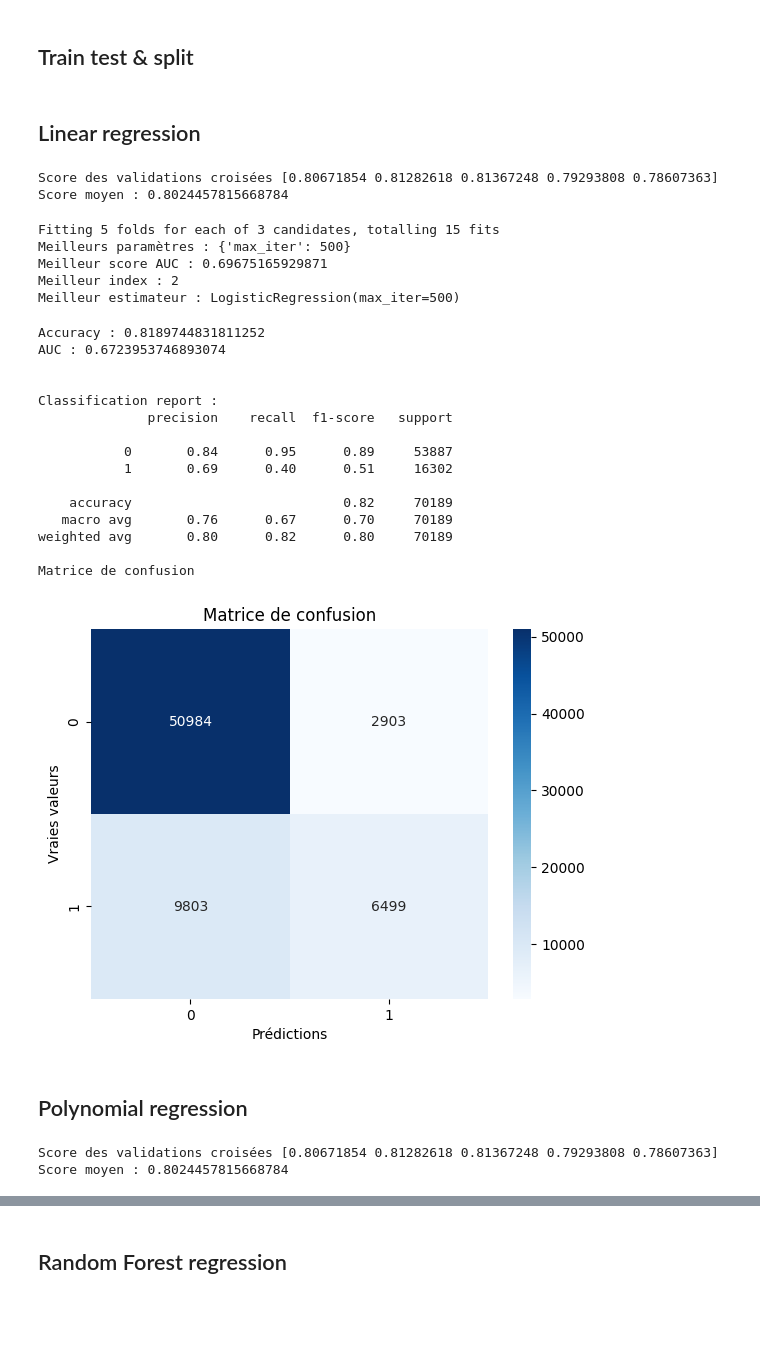
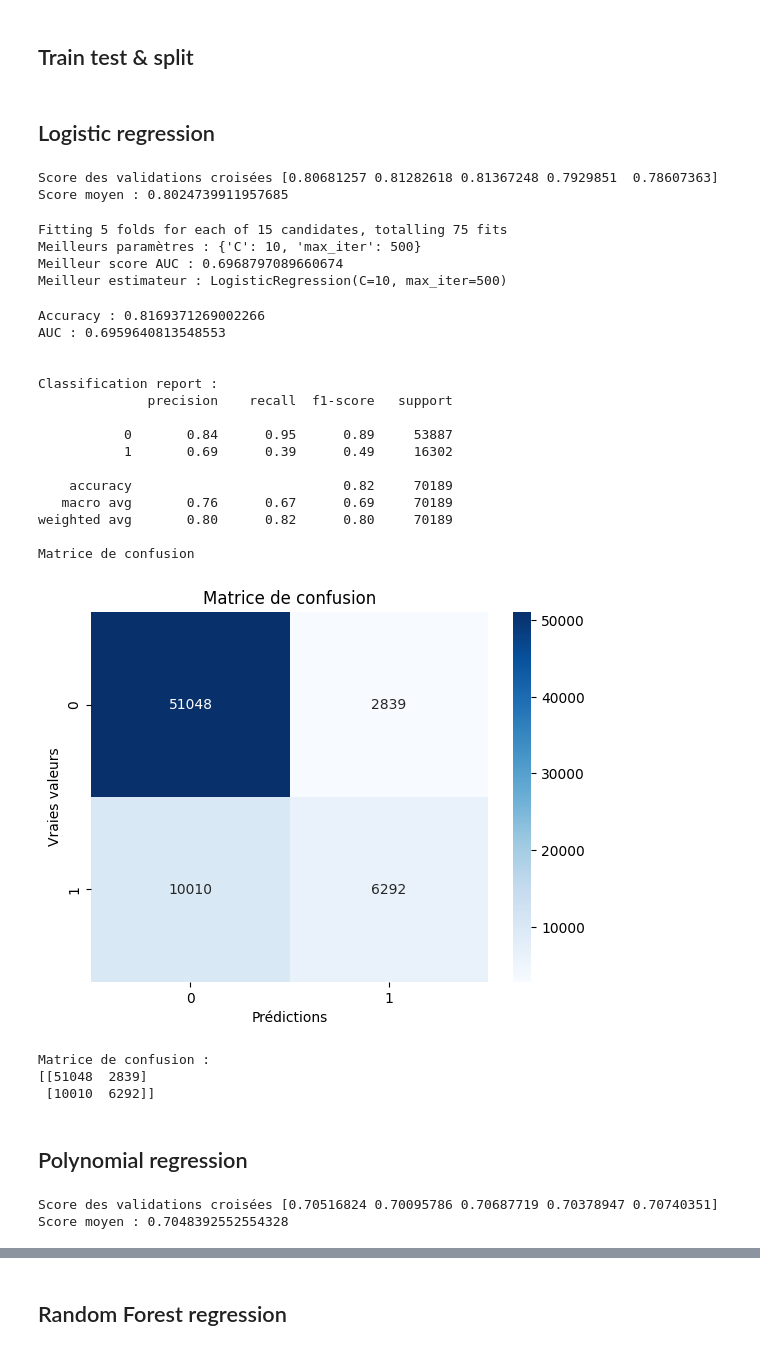
Before and after one commit to Death4Sword/ML_Cancer_Risk_Project, a Jupyter notebook: analyse_predictive.ipynb, the cells around one changed output, grey strips where cells are left out. Cells and saved outputs as stored; diff of their text form; code cells hidden in the pictures; blank space fills up the shorter version.

```diff
--- a/analyse_predictive.ipynb
+++ b/analyse_predictive.ipynb
@@ -65,11 +65,11 @@ y = df['Diagnosis']
 
 X_train, X_test, y_train, y_test = train_test_split(X, y, test_size=0.33, random_state=42)
 # %% [markdown]
-## Linear regression
+## Logistic regression
 # %%
 from sklearn.linear_model import LogisticRegression
 
-model = LogisticRegression()
+model = LogisticRegression(random_state=42, n_jobs=-1)
 
 score = cross_val_score(model, X, y, cv=5)
 print(f'Score des validations croisées {score}')
@@ -77,10 +77,10 @@ print(f'Score moyen : {score.mean()}')
 
 df_resultats['val_score'] = score
 # %% [output]
-Score des validations croisées [0.80671854 0.81282618 0.81367248 0.79293808 0.78607363]
-Score moyen : 0.8024457815668784
+Score des validations croisées [0.80681257 0.81282618 0.81367248 0.7929851  0.78607363]
+Score moyen : 0.8024739911957685
 # %%
-clf = GridSearchCV(cv=5, estimator=LogisticRegression(), param_grid={'max_iter' :[100,200,500] },scoring='roc_auc', verbose=1)
+clf = GridSearchCV(cv=5, estimator=LogisticRegression(), param_grid={'max_iter' :[100,200,500], 'C' : [0.001, 0.01, 0.1, 1, 10]},scoring='roc_auc', verbose=1, n_jobs=-1)
 
 clf.fit(X_train, y_train)
 
@@ -88,48 +88,52 @@ print(f'Meilleurs paramètres : {clf.best_params_}')
 print(f'Meilleur score AUC : {clf.best_score_}')
 print(f'Meilleur estimateur : {clf.best_estimator_}')
 # %% [output]
-Fitting 5 folds for each of 3 candidates, totalling 15 fits
-Meilleurs paramètres : {'max_iter': 500}
-Meilleur score AUC : 0.69675165929871
-Meilleur index : 2
-Meilleur estimateur : LogisticRegression(max_iter=500)
+Fitting 5 folds for each of 15 candidates, totalling 75 fits
+Meilleurs paramètres : {'C': 10, 'max_iter': 500}
+Meilleur score AUC : 0.6968797089660674
+Meilleur estimateur : LogisticRegression(C=10, max_iter=500)
 # %%
 best_lr_model = clf.best_estimator_
 y_pred = best_lr_model.predict(X_test)
+y_proba = best_lr_model.predict_proba(X_test)[:,1]
 
 
 print(f'Accuracy : {accuracy_score(y_test, y_pred)}')
 
-print(f'AUC : {roc_auc_score(y_test, y_pred)}')
+print(f'AUC : {roc_auc_score(y_test, y_proba)}')
 
 print(f'\n\nClassification report : \n{classification_report(y_test, y_pred)}')
 
 print(f'Matrice de confusion')
+
 
 confusion_matrix_graph = confusion_matrix(y_test, y_pred)
 sns.heatmap(confusion_matrix_graph, annot=True, fmt='d', cmap="Blues")
 plt.xlabel("Prédictions")
 plt.ylabel("Vraies valeurs")
 plt.title("Matrice de confusion")
 plt.show()
-# print(f'Matrice de confusion : \n{confusion_matrix(y_test, y_pred)}')
+print(f'Matrice de confusion : \n{confusion_matrix(y_test, y_pred)}')
 # %% [output]
-Accuracy : 0.8189744831811252
-AUC : 0.6723953746893074
+Accuracy : 0.8169371269002266
+AUC : 0.6959640813548553
 
 
 Classification report :
               precision    recall  f1-score   support
 
            0       0.84      0.95      0.89     53887
-           1       0.69      0.40      0.51     16302
+           1       0.69      0.39      0.49     16302
 
     accuracy                           0.82     70189
-   macro avg       0.76      0.67      0.70     70189
+   macro avg       0.76      0.67      0.69     70189
 weighted avg       0.80      0.82      0.80     70189
 
 Matrice de confusion
-[figure, old version]
+[figure, new version]
+Matrice de confusion :
+[[51048  2839]
+ [10010  6292]]
 # %% [markdown]
 ## Polynomial regression
 # %%
@@ -139,11 +143,11 @@ poly = PolynomialFeatures(degree=2)
 
 X_train_poly = poly.fit_transform(X_train)
 
-df_resultats['polynomial_features'] = cross_val_score(model, X_train_poly, y_train, cv=5)
+score = cross_val_score(model, X_train_poly, y_train, cv=5, n_jobs=-1)
 print(f'Score des validations croisées {score}')
 print(f'Score moyen : {score.mean()}')
 df_resultats['polynomial_features'] = score
 # %% [output]
-Score des validations croisées [0.80671854 0.81282618 0.81367248 0.79293808 0.78607363]
-Score moyen : 0.8024457815668784
+Score des validations croisées [0.70516824 0.70095786 0.70687719 0.70378947 0.70740351]
+Score moyen : 0.7048392552554328
 # %%
```
Also changed, not shown: parts of 11 cells of this notebook, 1 other file.
